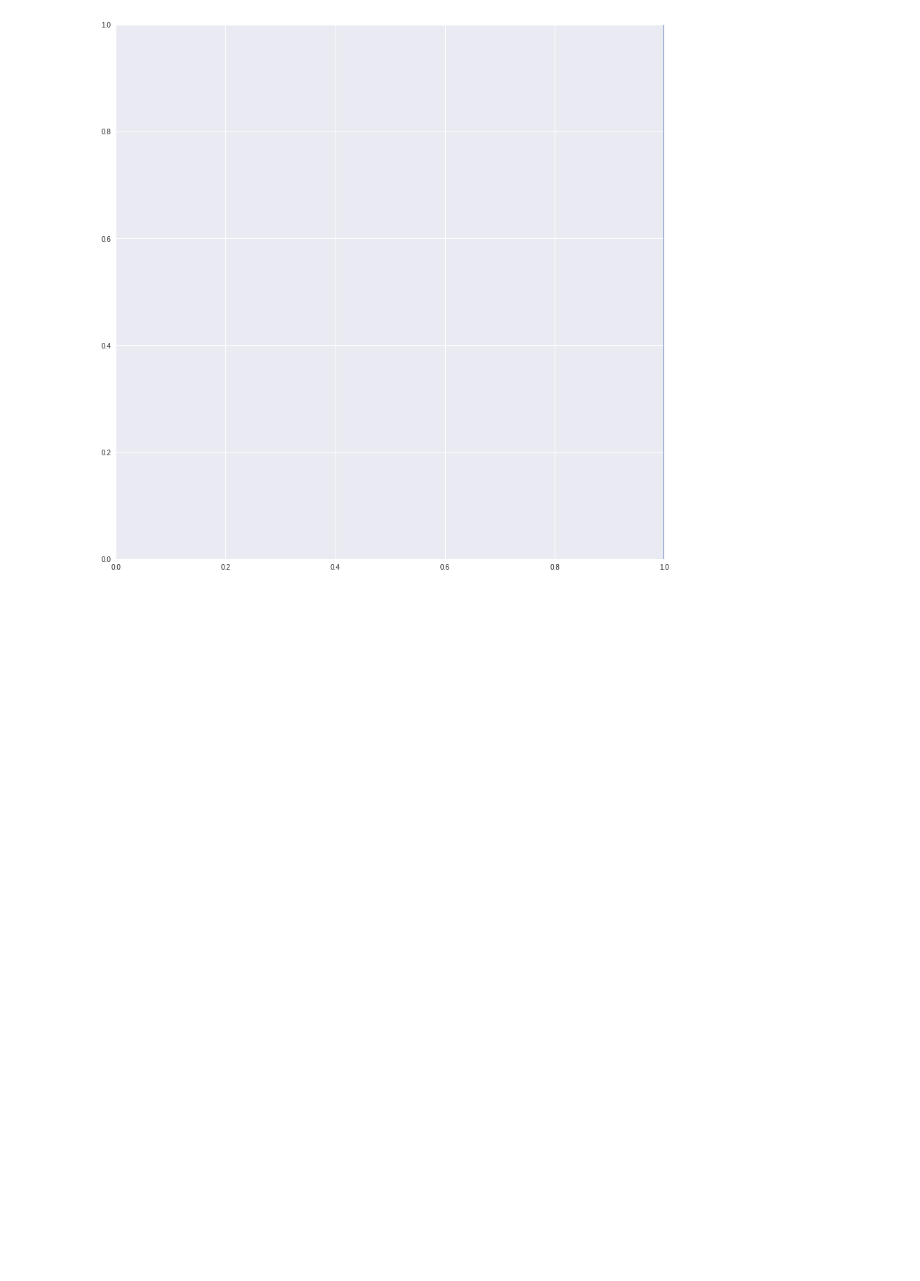
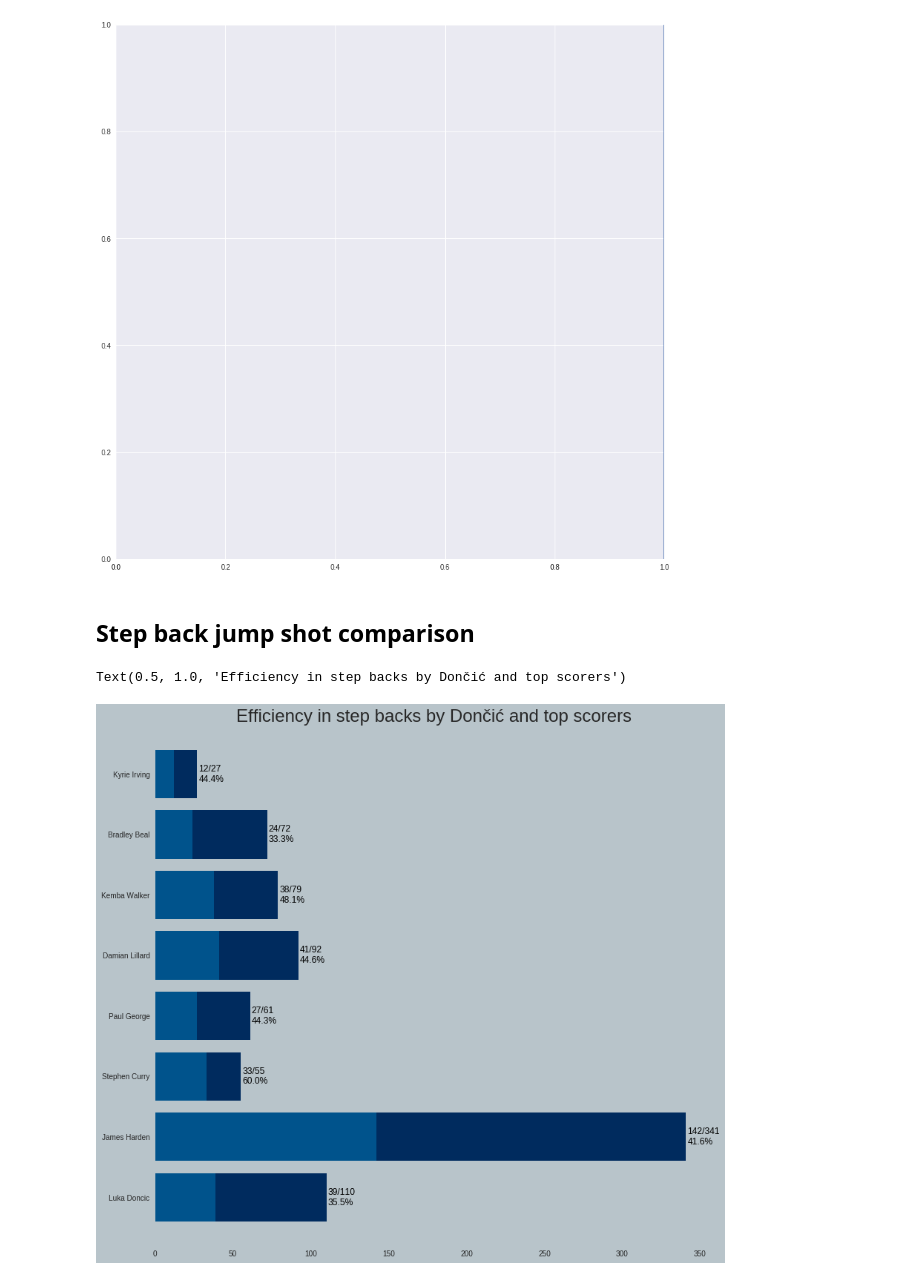
Before and after one commit to danchyy/Basketball_Analytics, a Jupyter notebook: Scripts/2018_19_season/doncic_analysis/doncic_analysis.ipynb, the cells around one changed output. Drawn from its saved outputs; the diff is of its cells as text; code cells hidden in the pictures; blank space fills up the shorter version.

Commit message:
Added step backs

```diff
--- a/Scripts/2018_19_season/doncic_analysis/doncic_analysis.ipynb
+++ b/Scripts/2018_19_season/doncic_analysis/doncic_analysis.ipynb
@@ -1037,3 +1053,5 @@ for i in range(len(regul))
 # %% [output]
 <matplotlib.lines.Line2D at 0x...>
 [figure]
+# %% [markdown]
+## Step back jump shot comparison
@@ -1039,0 +1124,38 @@ for i in range(len(regul))
+# %%
+def filter_step_backs(df):
+    jump_shots = df.loc[df.ACTION_TYPE == 'Step Back Jump shot']
+    made_jump_shots = jump_shots.loc[jump_shots.SHOT_MADE_FLAG == 1]
+
+    return len(made_jump_shots), len(jump_shots)
+# %%
+player_names = list()
+made_step_backs = list()
+step_backs = list()
+
+for df in data_frames:
+    player_names.append(df.iloc[0].PLAYER_NAME)
+    made, attempted = filter_step_backs(df)
+    made_step_backs.append(made)
+    step_backs.append(attempted)
+# %%
+plt.style.use('seaborn')
+fig, ax = plt.subplots(figsize=(12, 12))
+
+ax.barh(y=player_names, width=step_backs, color=navy_blue)
+ax.barh(y=player_names, width=made_step_backs, color=royal_blue)
+
+for i in range(len(player_names)):
+    percentage = made_step_backs[i] / step_backs[i] * 100
+    text = str(made_step_backs[i]) + "/" + str(step_backs[i]) + "\n" + "{0:.1f}".format(percentage) + "%"
+    plt.text(x=step_backs[i] + 1, y=i, s=text, color=black, fontsize=12, va="center")
+
+ax.grid(False)
+ax.set_facecolor(silver)
+fig.set_facecolor(silver)
+
+_ = ax.set_title('Efficiency in step backs by Dončić and top scorers', fontsize=24)
+
+fig.savefig('im')
+# %% [output]
+Text(0.5, 1.0, 'Efficiency in step backs by Dončić and top scorers')
+[figure, added]
```
Also changed, not shown: parts of 5 cells of this notebook, 2 other files.
